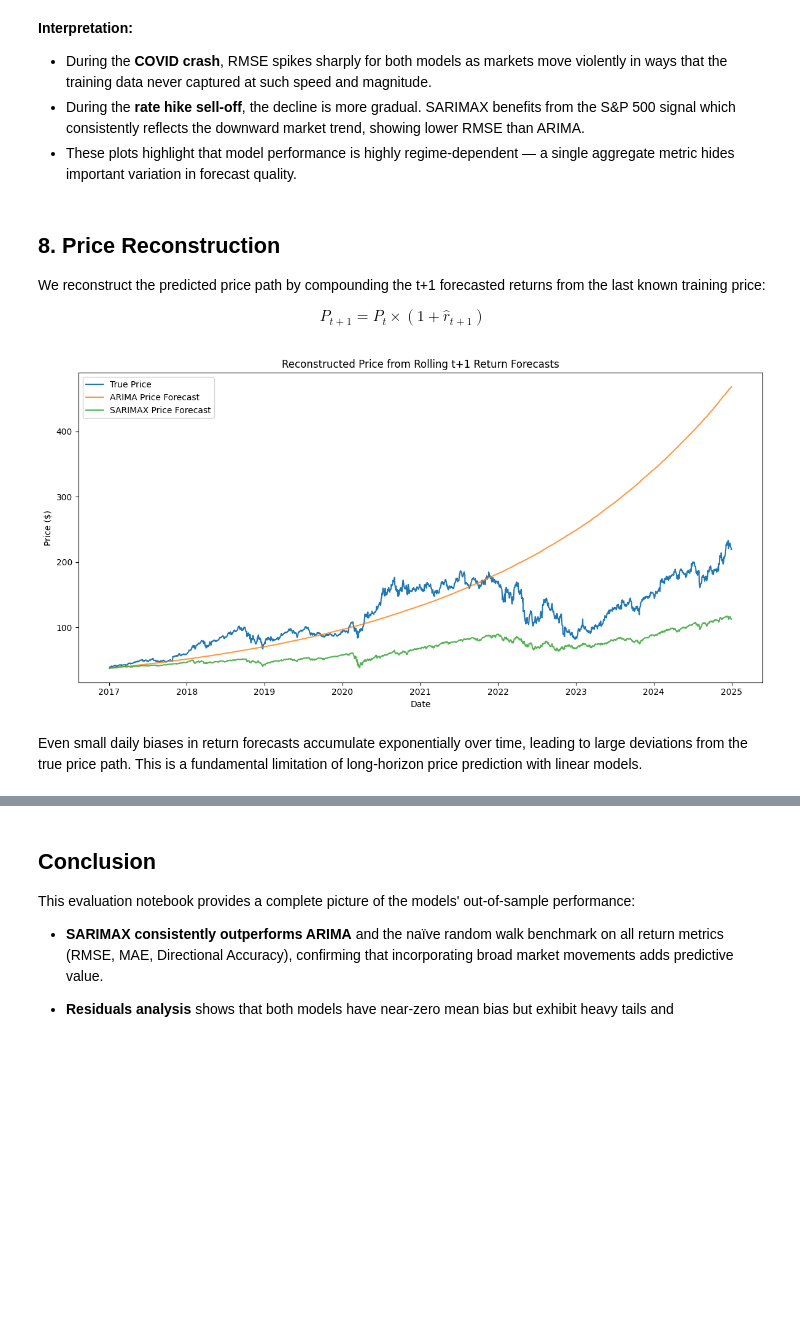
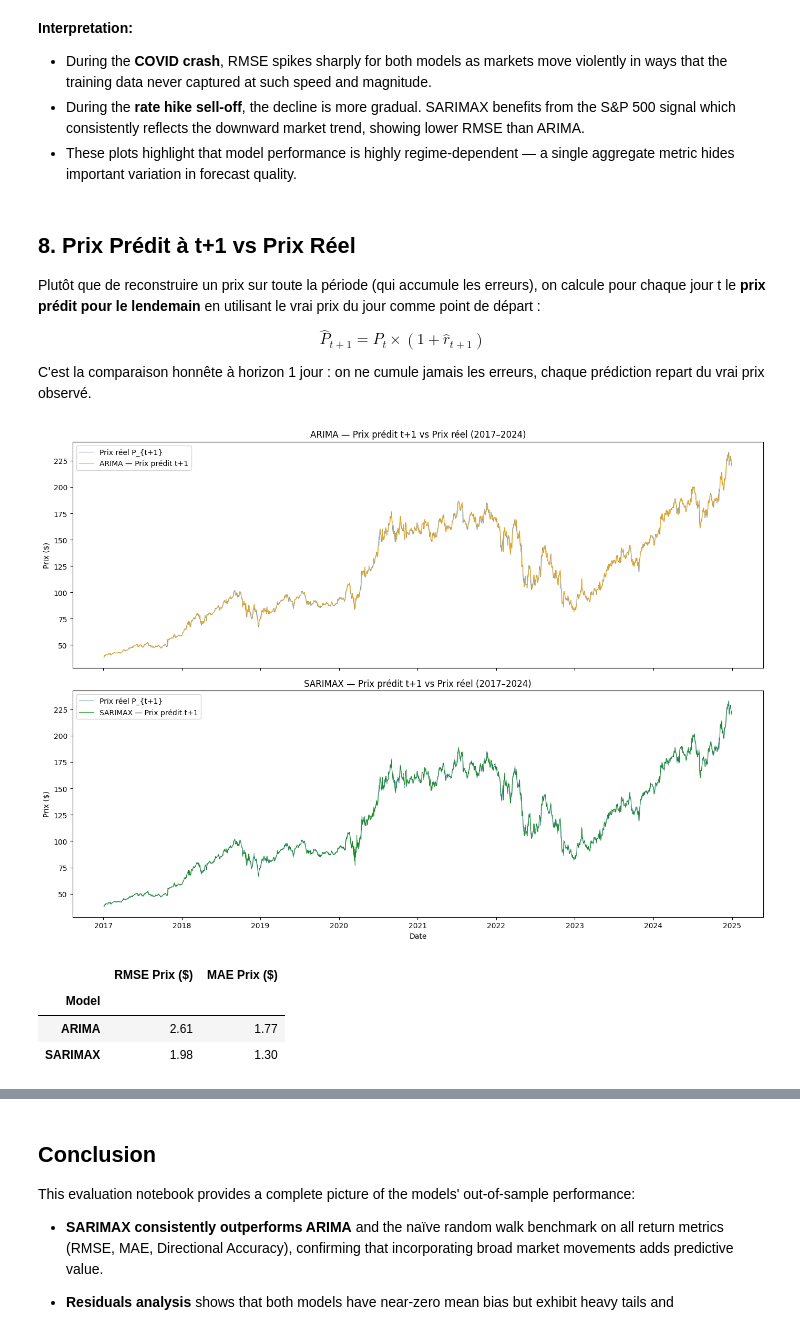
Before and after one commit to EdLac/stock-price-prediction-amazon, a Jupyter notebook: notebooks/04_evaluation_and_plots.ipynb, the cells around one changed output, grey strips where cells are left out. Drawn from its saved outputs; the diff is of its cells as text; code cells hidden in the pictures; blank space fills up the shorter version.

Commit message:
ajout graphs

```diff
--- a/notebooks/04_evaluation_and_plots.ipynb
+++ b/notebooks/04_evaluation_and_plots.ipynb
@@ -391,37 +399,63 @@ plt.show()
 - During the **rate hike sell-off**, the decline is more gradual. SARIMAX benefits from the S&P 500 signal which consistently reflects the downward market trend, showing lower RMSE than ARIMA.
 - These plots highlight that model performance is highly regime-dependent — a single aggregate metric hides important variation in forecast quality.
 # %% [markdown]
-## 8. Price Reconstruction
+## 8. Prix Prédit à t+1 vs Prix Réel
 
-We reconstruct the predicted price path by compounding the t+1 forecasted returns from the last known training price:
+Plutôt que de reconstruire un prix sur toute la période (qui accumule les erreurs), on calcule pour chaque jour t le **prix prédit pour le lendemain** en utilisant le vrai prix du jour comme point de départ :
 
-$$P_{t+1} = P_t \times (1 + \hat{r}_{t+1})$$
+$$\hat{P}_{t+1} = P_t \times (1 + \hat{r}_{t+1})$$
+
+C'est la comparaison honnête à horizon 1 jour : on ne cumule jamais les erreurs, chaque prédiction repart du vrai prix observé.
 # %%
-last_train_price = data.loc[data.index < split_date, "Price"].iloc[-1]
+# True price on the test set
+price_test = data.loc[data.index >= split_date, "Price"]
 
-price_pred_arima, price_pred_sarimax = [], []
-p_arima = p_sarimax = last_train_price
+# t+1 price prediction: use true P_t as base each day
+# P_t is the price at t, r_hat_{t+1} is the forecast made at t for t+1
+# We shift price by -1 so price_t aligns with forecast_{t+1}
+price_t = price_test.shift(1)  # P_t (yesterday's true price)
 
-for r_arima, r_sarimax in zip(arima_forecast, sarimax_forecast):
-    p_arima   = p_arima   * (1 + r_arima)
-    p_sarimax = p_sarimax * (1 + r_sarimax)
-    price_pred_arima.append(p_arima)
-    price_pred_sarimax.append(p_sarimax)
+# Align everything
+common = price_t.dropna().index.intersection(arima_forecast.index).intersection(sarimax_forecast.index)
 
-price_pred_arima   = pd.Series(price_pred_arima,   index=y_test.index)
-price_pred_sarimax = pd.Series(price_pred_sarimax, index=y_test.index)
+p_true        = price_test.loc[common]          # true P_{t+1}
+p_t           = price_t.loc[common]              # true P_t (base)
+p_hat_arima   = p_t * (1 + arima_forecast.loc[common])    # predicted P_{t+1} ARIMA
+p_hat_sarimax = p_t * (1 + sarimax_forecast.loc[common])  # predicted P_{t+1} SARIMAX
 
-plt.figure(figsize=(12, 6))
-plt.plot(data.loc[data.index >= split_date, "Price"], label="True Price",            linewidth=1.5)
-plt.plot(price_pred_arima,                            label="ARIMA Price Forecast",   alpha=0.8)
-plt.plot(price_pred_sarimax,                          label="SARIMAX Price Forecast", alpha=0.8)
-plt.legend()
-plt.title("Reconstructed Price from Rolling t+1 Return Forecasts")
-plt.xlabel("Date")
-plt.ylabel("Price ($)")
+# --- Full test period ---
+fig, axes = plt.subplots(2, 1, figsize=(14, 10), sharex=True)
+
+axes[0].plot(p_true.index,        p_true,        label="Prix réel P_{t+1}",      color="steelblue", alpha=0.8, linewidth=0.8)
+axes[0].plot(p_hat_arima.index,   p_hat_arima,   label="ARIMA — Prix prédit t+1", color="orange",    alpha=0.8, linewidth=0.8)
+axes[0].set_title("ARIMA — Prix prédit t+1 vs Prix réel (2017–2024)")
+axes[0].set_ylabel("Prix ($)")
+axes[0].legend()
+
+axes[1].plot(p_true.index,          p_true,          label="Prix réel P_{t+1}",        color="steelblue", alpha=0.8, linewidth=0.8)
+axes[1].plot(p_hat_sarimax.index,   p_hat_sarimax,   label="SARIMAX — Prix prédit t+1", color="green",     alpha=0.8, linewidth=0.8)
+axes[1].set_title("SARIMAX — Prix prédit t+1 vs Prix réel (2017–2024)")
+axes[1].set_ylabel("Prix ($)")
+axes[1].set_xlabel("Date")
+axes[1].legend()
+
 plt.tight_layout()
 plt.show()
+
+# --- Price prediction metrics ---
+rmse_price_arima   = np.sqrt(np.mean((p_true - p_hat_arima)**2))
+rmse_price_sarimax = np.sqrt(np.mean((p_true - p_hat_sarimax)**2))
+mae_price_arima    = np.mean(np.abs(p_true - p_hat_arima))
+mae_price_sarimax  = np.mean(np.abs(p_true - p_hat_sarimax))
+
+price_metrics = pd.DataFrame([
+    {"Model": "ARIMA",   "RMSE Prix ($)": round(rmse_price_arima, 2),   "MAE Prix ($)": round(mae_price_arima, 2)},
+    {"Model": "SARIMAX", "RMSE Prix ($)": round(rmse_price_sarimax, 2), "MAE Prix ($)": round(mae_price_sarimax, 2)},
+]).set_index("Model")
+display(price_metrics)
 # %% [output]
-[figure, old version]
+[figure, new version]
+|  | RMSE Prix ($) | MAE Prix ($) |
+| Model |  |  |
+| ARIMA | 2.61 | 1.77 |
+| SARIMAX | 1.98 | 1.30 |
-# %% [markdown]
-Even small daily biases in return forecasts accumulate exponentially over time, leading to large deviations from the true price path. This is a fundamental limitation of long-horizon price prediction with linear models.
```
Also changed, not shown: parts of 20 cells of this notebook, 4 other files.
